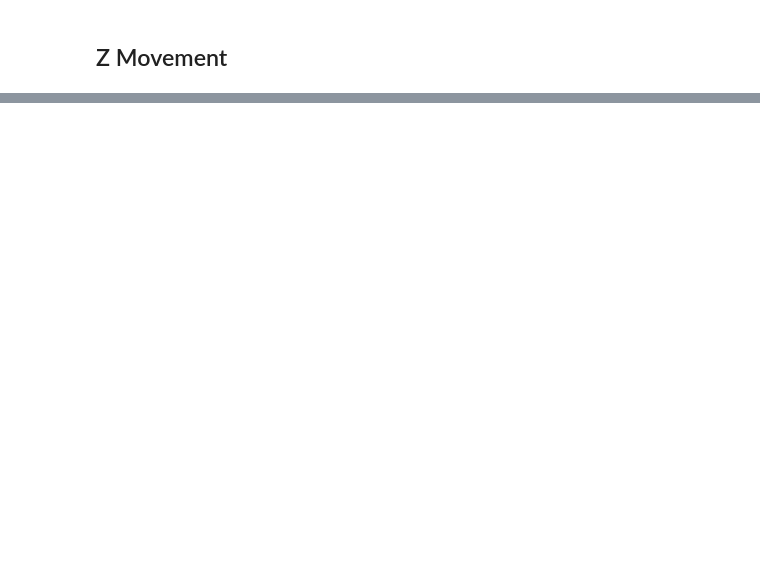
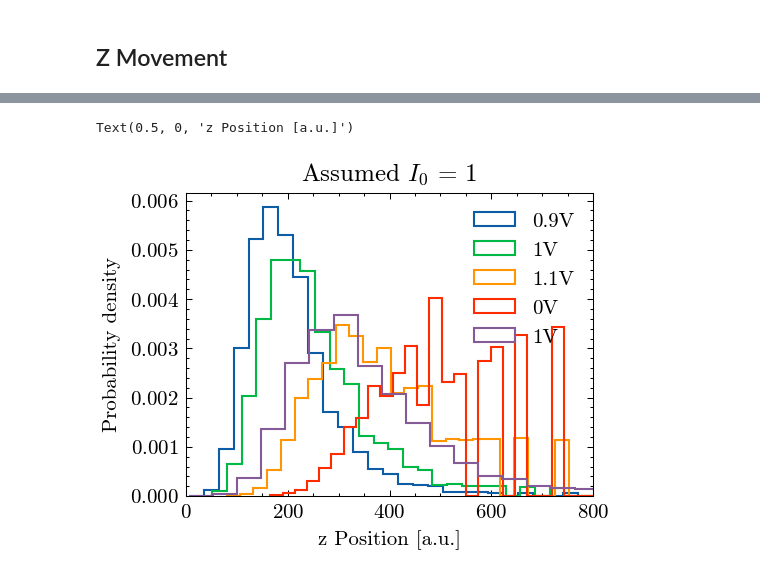
Before and after one commit to emhl/FP2, a Jupyter notebook: evaneszenz.ipynb, the cells around one changed output, grey strips where cells are left out. Saved outputs shown, nothing was run; the diff lists cells and outputs as text; code cells hidden in the pictures; blank space fills up the shorter version.

```diff
--- a/evaneszenz.ipynb
+++ b/evaneszenz.ipynb
@@ -73,0 +126,15 @@ plt.legend()
+# %%
+plt.figure()
+for i,( dat , i_0p, lp)  in enumerate(zip(data2, i_0, lamb)):
+    zp = z(dat[1], 1, lp)
+    plt.hist(zp,bins=30,density=True,histtype='step',label=f"{v2[i]}V")
+
+plt.xlim(0,800)
+plt.legend()
+
+plt.title("Assumed $I_0$ = 1")
+plt.ylabel("Probability density")
+plt.xlabel("z Position [a.u.]")
+# %% [output]
+Text(0.5, 0, 'z Position [a.u.]')
+[figure, added]
```
Also changed, not shown: parts of 6 cells of this notebook, 2 other files.
